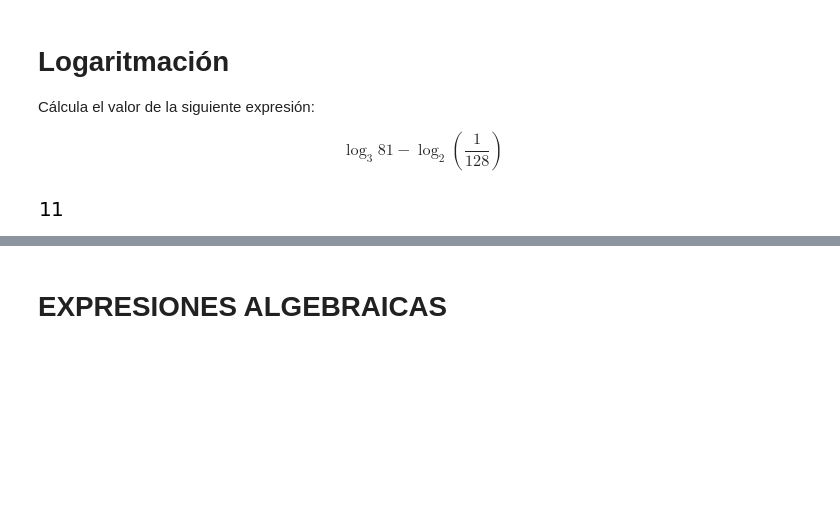
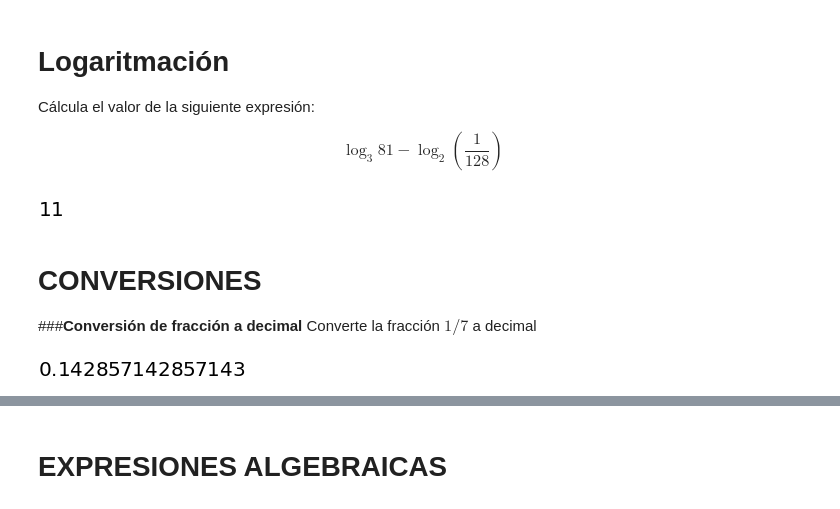
Before and after one commit to josorio398/ARITMETICA-Y-ALGEBRA-EN-PYTHON, a Jupyter notebook: Aritmética_y_álgebra_con_Python.ipynb, the cells around one changed output, grey strips where cells are left out. Saved outputs shown, nothing was run; the diff lists cells and outputs as text; code cells hidden in the pictures; blank space fills up the shorter version.

```diff
--- a/Aritmética_y_álgebra_con_Python.ipynb
+++ b/Aritmética_y_álgebra_con_Python.ipynb
@@ -136,3 +136,12 @@ $$\log_{3}{81} - \log_{2}{\left(\dfrac{1}{128}\right)}$$
 log(81,3)-log(Rational("1/128"),2)
 # %% [output]
 [figure]
+# %% [markdown]
+# **CONVERSIONES**
+
+###**Conversión de fracción a decimal**
+Converte la fracción $1/7$ a decimal
+# %%
+1/7
+# %% [output]
+[figure, added]
```
Also changed, not shown: parts of 5 cells of this notebook.
